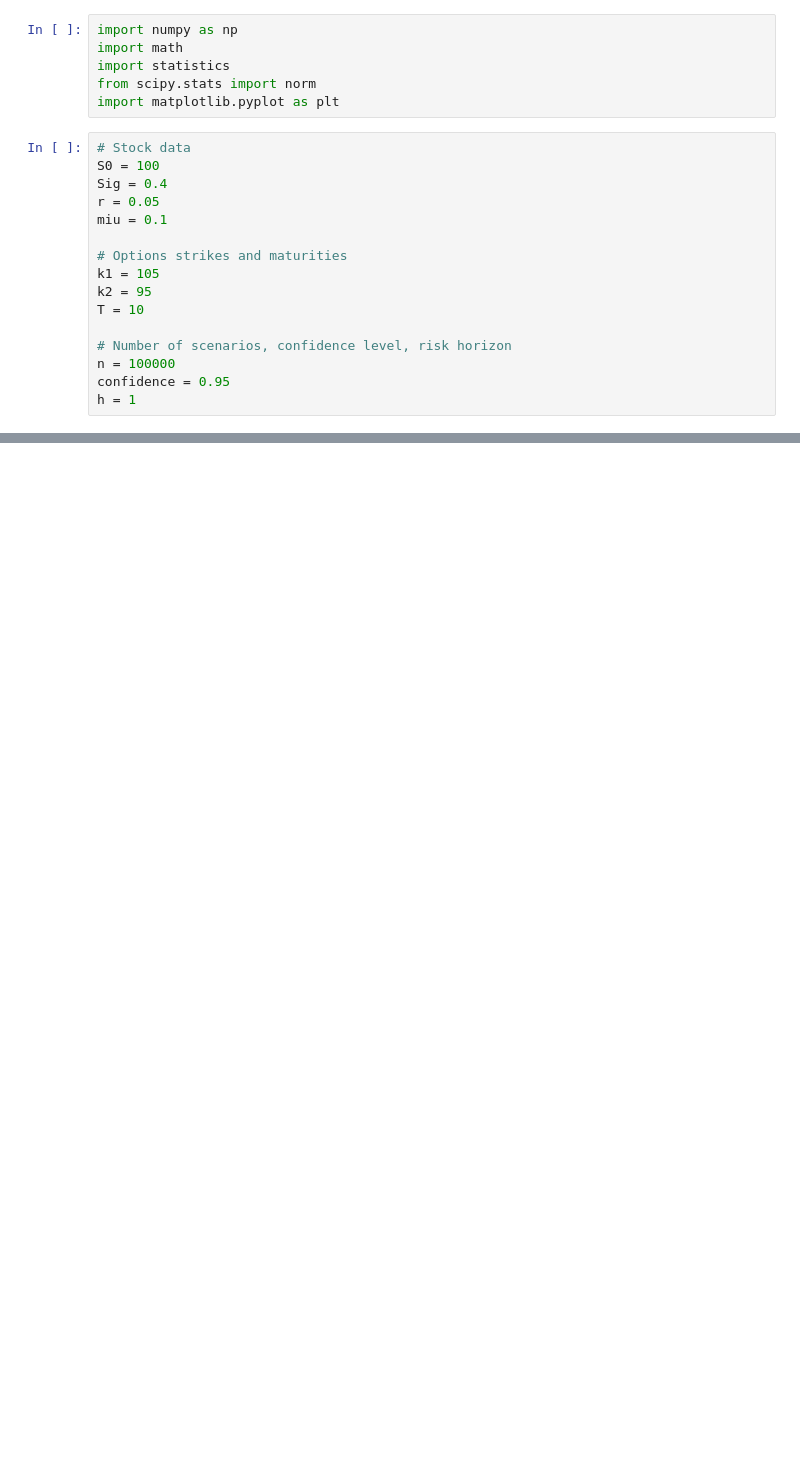
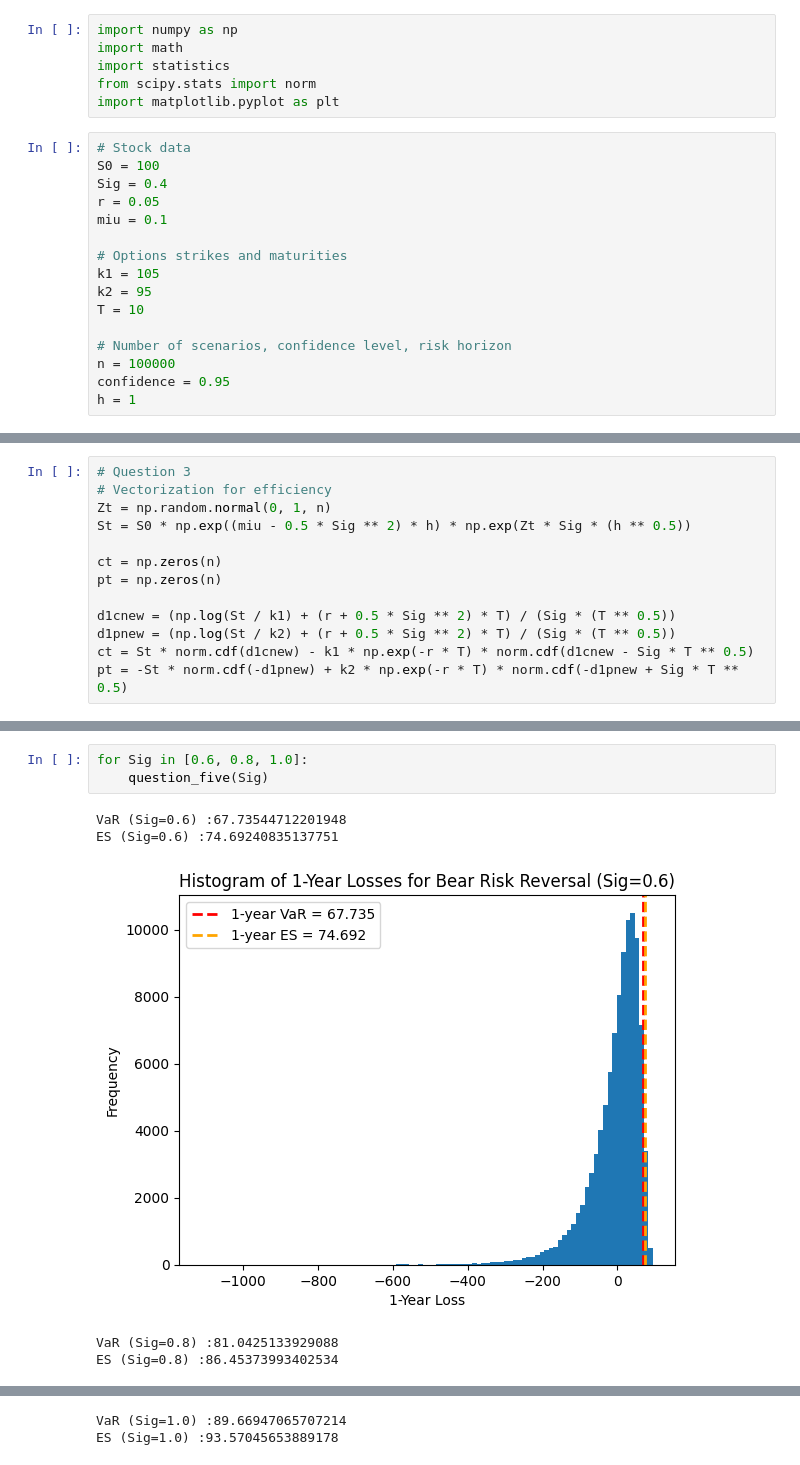
Before and after one commit to ml7523/MATH60130-70130-SDE-cw, a Jupyter notebook: test.ipynb, the cells around one changed output, grey strips where cells are left out. Drawn from its saved outputs; the diff is of its cells as text; blank space fills up the shorter version.

```diff
--- a/test.ipynb
+++ b/test.ipynb
@@ -44 +44,14 @@ seed(1)
+# %%
+# Question 3
+# Vectorization for efficiency
+Zt = np.random.normal(0, 1, n)
+St = S0 * np.exp((miu - 0.5 * Sig ** 2) * h) * np.exp(Zt * Sig * (h ** 0.5))
+
+ct = np.zeros(n)
+pt = np.zeros(n)
+
+d1cnew = (np.log(St / k1) + (r + 0.5 * Sig ** 2) * T) / (Sig * (T ** 0.5))
+d1pnew = (np.log(St / k2) + (r + 0.5 * Sig ** 2) * T) / (Sig * (T ** 0.5))
+ct = St * norm.cdf(d1cnew) - k1 * np.exp(-r * T) * norm.cdf(d1cnew - Sig * T ** 0.5)
+pt = -St * norm.cdf(-d1pnew) + k2 * np.exp(-r * T) * norm.cdf(-d1pnew + Sig * T ** 0.5)
 # %%
@@ -83,0 +175,9 @@ ES: 26.441965964797845
+# %%
+for Sig in [0.6, 0.8, 1.0]:
+    question_five(Sig)
+# %% [output]
+VaR (Sig=0.6) :67.73544712201948
+ES (Sig=0.6) :74.69240835137751
+[figure, added]
+VaR (Sig=0.8) :81.0425133929088
+ES (Sig=0.8) :86.45373993402534
@@ -83,0 +185,2 @@ ES: 26.441965964797845
+VaR (Sig=1.0) :89.66947065707214
+ES (Sig=1.0) :93.57045653889178
```
Also changed, not shown: parts of 6 cells of this notebook.
